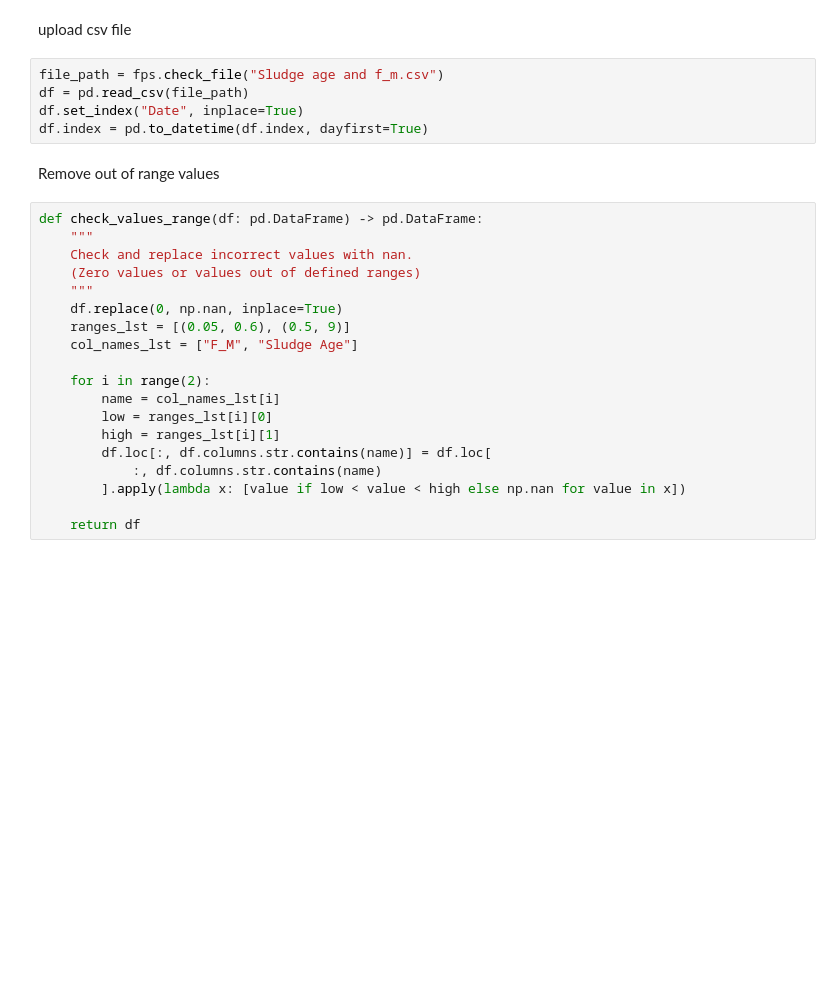
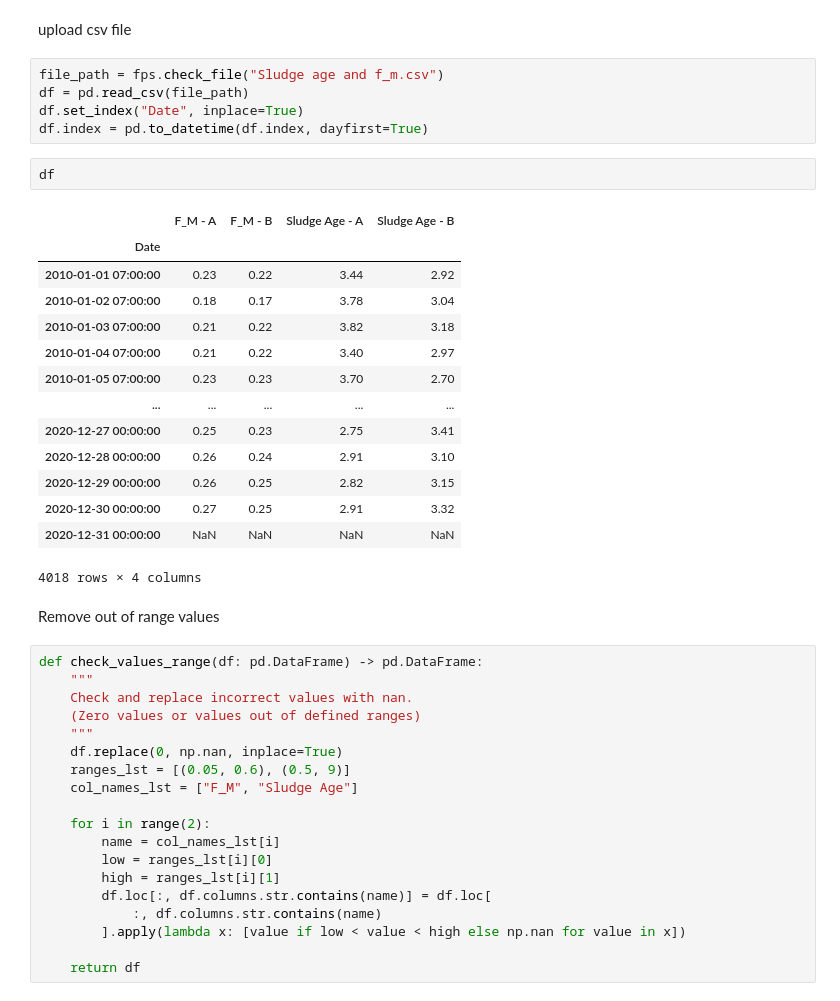
Before and after one commit to efratkohen/Project, a Jupyter notebook: sludge age and f_m upload.ipynb, the cells around one changed output. Drawn from its saved outputs; the diff is of its cells as text; blank space fills up the shorter version.

```diff
--- a/sludge age and f_m upload.ipynb
+++ b/sludge age and f_m upload.ipynb
@@ -13,6 +13,23 @@ file_path = fps.check_file("Sludge age and f_m.csv")
 df = pd.read_csv(file_path)
 df.set_index("Date", inplace=True)
 df.index = pd.to_datetime(df.index, dayfirst=True)
+# %%
+df
+# %% [output]
+|  | F_M - A | F_M - B | Sludge Age - A | Sludge Age - B |
+| Date |  |  |  |  |
+| 2010-01-01 07:00:00 | 0.23 | 0.22 | 3.44 | 2.92 |
+| 2010-01-02 07:00:00 | 0.18 | 0.17 | 3.78 | 3.04 |
+| 2010-01-03 07:00:00 | 0.21 | 0.22 | 3.82 | 3.18 |
+| 2010-01-04 07:00:00 | 0.21 | 0.22 | 3.40 | 2.97 |
+| 2010-01-05 07:00:00 | 0.23 | 0.23 | 3.70 | 2.70 |
+| ... | ... | ... | ... | ... |
+| 2020-12-27 00:00:00 | 0.25 | 0.23 | 2.75 | 3.41 |
+| 2020-12-28 00:00:00 | 0.26 | 0.24 | 2.91 | 3.10 |
+| 2020-12-29 00:00:00 | 0.26 | 0.25 | 2.82 | 3.15 |
+| 2020-12-30 00:00:00 | 0.27 | 0.25 | 2.91 | 3.32 |
+| 2020-12-31 00:00:00 | NaN | NaN | NaN | NaN |
+4018 rows × 4 columns
 # %% [markdown]
 Remove out of range values
 # %%
```
Also changed, not shown: parts of 8 cells of this notebook.
